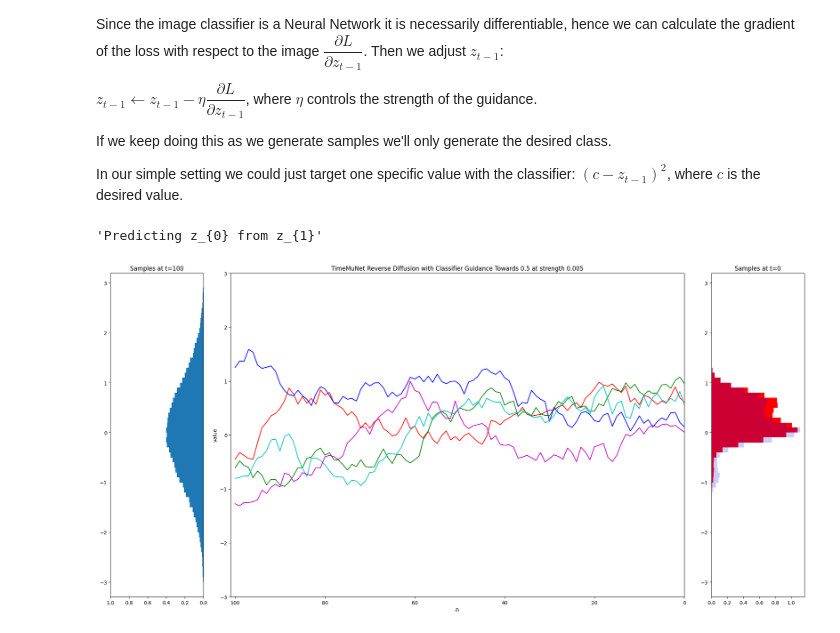
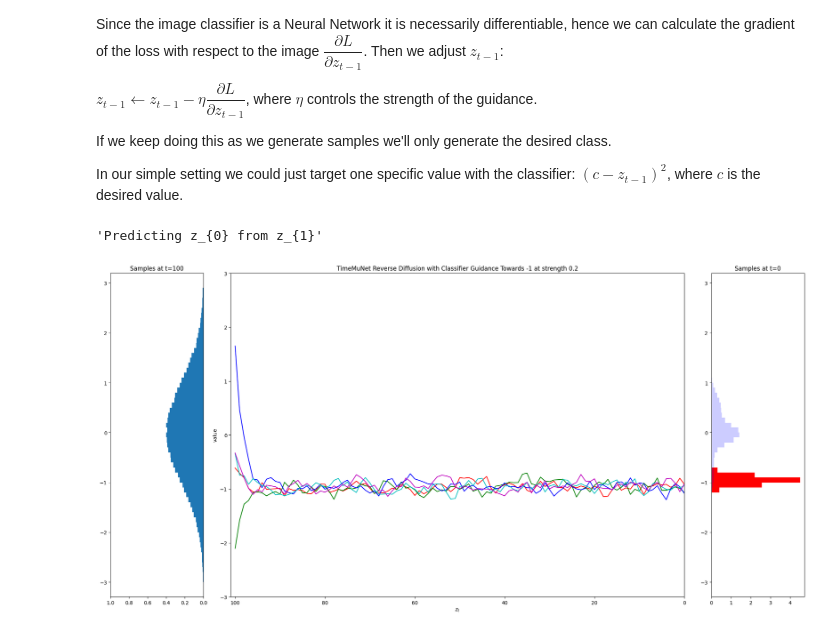
Before and after one commit to SteamedGit/step_by_step_diff_1d, a Jupyter notebook: ddpm_vp.ipynb, the cells around one changed output. Cells and saved outputs as stored; diff of their text form; code cells hidden in the pictures.

```diff
--- a/ddpm_vp.ipynb
+++ b/ddpm_vp.ipynb
@@ -76,8 +76,8 @@ T = 100
 beta = 0.01511
 
 # We'll store the diffused samples in an array
-guided_samples = np.zeros((T+1, n_sample))
-guided_samples[0,:] = x
+samples = np.zeros((T+1, n_sample))
+samples[0,:] = x
 
 for t in range(T):
   samples[t+1,:] = diffuse_one_step(samples[t,:], beta)
@@ -202,7 +202,7 @@ fig, ax = plt.subplots()
 fig.set_size_inches(8,2.5)
 ax.set_xlim([-3,3])
 ax.set_ylim([0,1.0])
-ax.set_title('The marginals $q(z_{"t"})$ from t=0 to t=100')
+ax.set_title(f'The marginals $q(z_{"t"})$ from t=0 to t=100')
 
 artists=[]
 
@@ -779,36 +781,36 @@ def sample_with_classifier_guidance(model,T,sigma_t,n_samples,target,eta):
 # %%
 sigma = 0.12288
 n_samples = 100_000
-eta=0.05
-target=0.5
+eta=0.2
+target=-1
 guided_samples=sample_with_classifier_guidance(time_mu_net,T,sigma,n_samples,target,eta)
 guided_samples = guided_samples
 
 fig = plt.figure(figsize=(20, 10))
 axs=fig.subplot_mosaic("""ABBBBC
 """)
 
 axs["A"].set_title('Samples at t=100')
 axs["A"].hist(guided_samples[100,:] , bins=np.arange(-3,3, 0.1), density = True,orientation='horizontal')
 axs["A"].set_xlim(1.0,0)
 
 axs["C"].set_title('Samples at t=0')
 axs["C"].hist(guided_samples[0,:] , bins=np.arange(-3,3, 0.1), density = True,orientation='horizontal',color='red')
 axs["C"].hist(samples[0,:] , bins=np.arange(-3,3, 0.1), density = True,orientation='horizontal',fc=(0, 0, 1, 0.2))
 
 t_vals = np.arange(0,T+1,1)
 axs["B"].set_title(f"TimeMuNet Reverse Diffusion with Classifier Guidance Towards {target} at strength {eta}")
 axs["B"].plot(t_vals,guided_samples[:,0],'r-')
 axs["B"].plot(t_vals,guided_samples[:,1],'g-')
 axs["B"].plot(t_vals,guided_samples[:,2],'b-')
 axs["B"].plot(t_vals,guided_samples[:,3],'c-')
 axs["B"].plot(t_vals,guided_samples[:,4],'m-')
 axs["B"].set_ylim([-3,3])
 axs["B"].set_xlim([T+1,0])
 axs["B"].set_ylabel('value')
 axs["B"].set_xlabel(f'$z_{"t"}$')
 plt.tight_layout()
 plt.show()
 # %% [output]
 'Predicting z_{0} from z_{1}'
-[figure, old version]
+[figure, new version]
```
Also changed, not shown: parts of 18 cells of this notebook.
